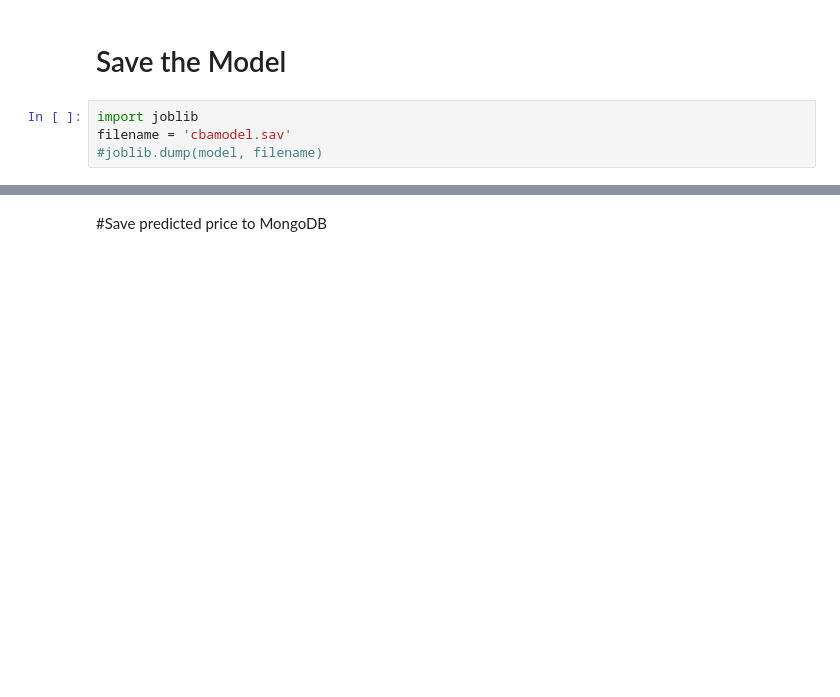
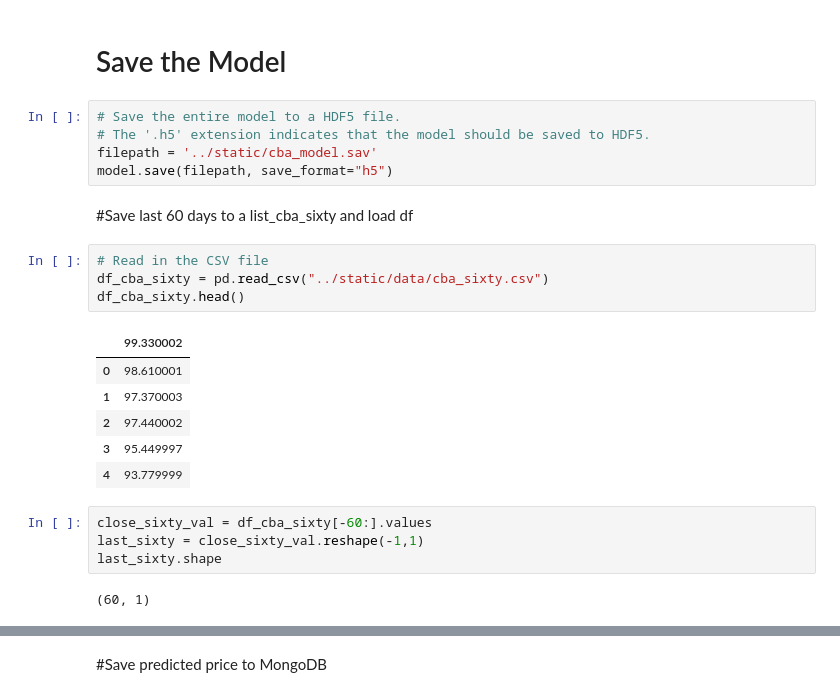
Before and after one commit to antoinetteboyle/Demystifying-ML, a Jupyter notebook: shares/m_models/model_LSTM_CBA.ipynb, the cells around one changed output, grey strips where cells are left out. Cells and saved outputs as stored; diff of their text form; blank space fills up the shorter version.

```diff
--- a/shares/m_models/model_LSTM_CBA.ipynb
+++ b/shares/m_models/model_LSTM_CBA.ipynb
@@ -239,7 +250,27 @@ actual_date
 '14/04/2022'
 # %% [markdown]
 # Save the Model
-# %%
-import joblib
-filename = 'cbamodel.sav'
-#joblib.dump(model, filename)
+# %%
+# Save the entire model to a HDF5 file.
+# The '.h5' extension indicates that the model should be saved to HDF5.
+filepath = '../static/cba_model.sav'
+model.save(filepath, save_format="h5")
+# %% [markdown]
+#Save last 60 days to a list_cba_sixty and load df
+# %%
+# Read in the CSV file
+df_cba_sixty = pd.read_csv("../static/data/cba_sixty.csv")
+df_cba_sixty.head()
+# %% [output]
+|  | 99.330002 |
+| 0 | 98.610001 |
+| 1 | 97.370003 |
+| 2 | 97.440002 |
+| 3 | 95.449997 |
+| 4 | 93.779999 |
+# %%
+close_sixty_val = df_cba_sixty[-60:].values
+last_sixty = close_sixty_val.reshape(-1,1)
+last_sixty.shape
+# %% [output]
+(60, 1)
```
Also changed, not shown: parts of 29 cells of this notebook, 10 other files.
